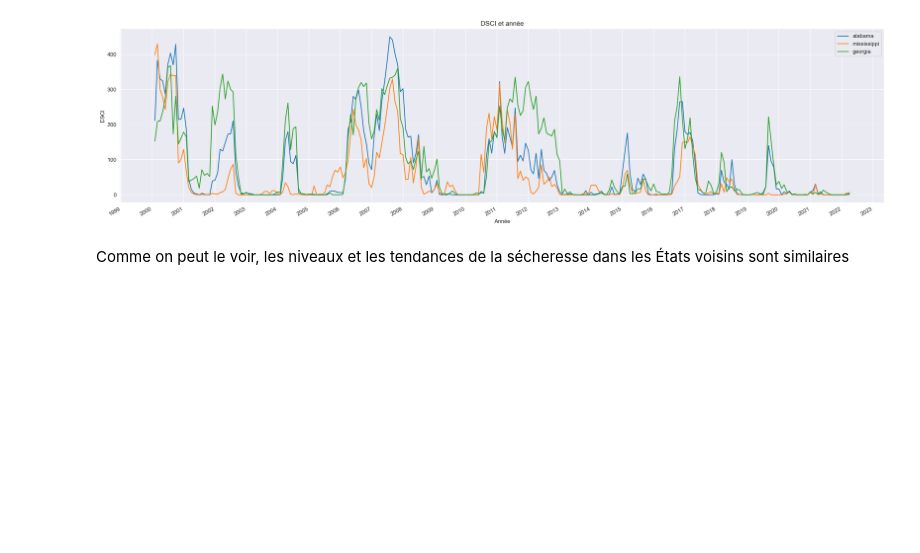
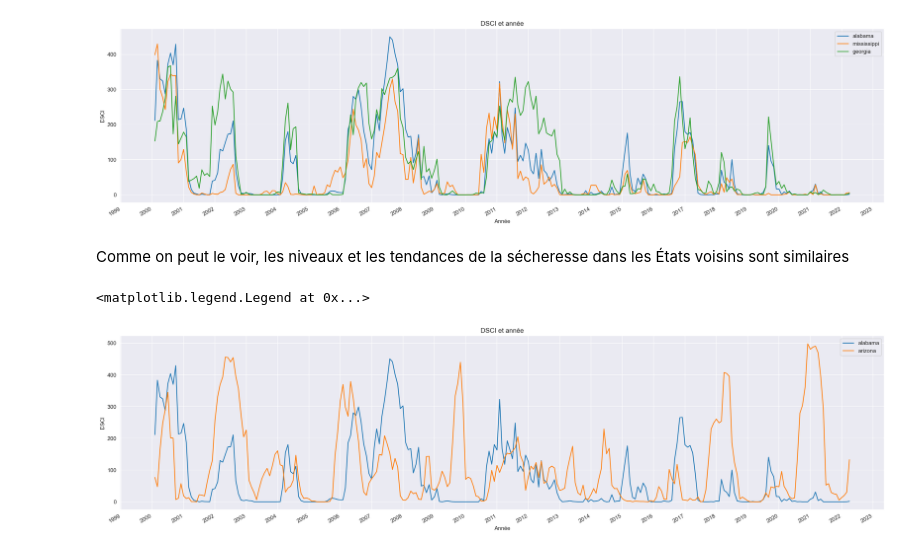
Before and after one commit to Menamot/SY09_Project, a Jupyter notebook: code/main.ipynb, the cells around one changed output. Cells and saved outputs as stored; diff of their text form; code cells hidden in the pictures; blank space fills up the shorter version.

Commit message:
Visualisation préliminaire des données 2

```diff
--- a/code/main.ipynb
+++ b/code/main.ipynb
@@ -153,3 +153,25 @@ plt.legend(handles=[line0, line1, line2], labels=['alabama', 'mississippi', 'geo
 [figure]
 # %% [markdown]
 Comme on peut le voir, les niveaux et les tendances de la sécheresse dans les États voisins sont similaires
+# %%
+fig = plt.figure(figsize=(25, 6.5),dpi=150)
+ax = fig.add_subplot(111)
+years = mdates.YearLocator(base=1)
+x = data.DATE[(data.state=='alabama') & (data.DATE >'2000-01-01')]
+y0 = data.DSCI[(data.state=='alabama') & (data.DATE >'2000-01-01')]
+y1 = data.DSCI[(data.state=='arizona') & (data.DATE >'2000-01-01')]
+
+line0, = ax.plot(x,y0)
+line1, = ax.plot(x,y1)
+
+ax.xaxis.set_major_formatter(mdates.DateFormatter('%Y'))
+ax.xaxis.set_major_locator(years)
+fig.autofmt_xdate()
+# ax.fill_between(x, 0, y)
+ax.set_title('DSCI et année')
+ax.set_xlabel('Année')
+ax.set_ylabel('DSCI')
+plt.legend(handles=[line0, line1], labels=['alabama', 'arizona'])
+# %% [output]
+<matplotlib.legend.Legend at 0x...>
+[figure, added]
```
Also changed, not shown: parts of 1 cell of this notebook.
